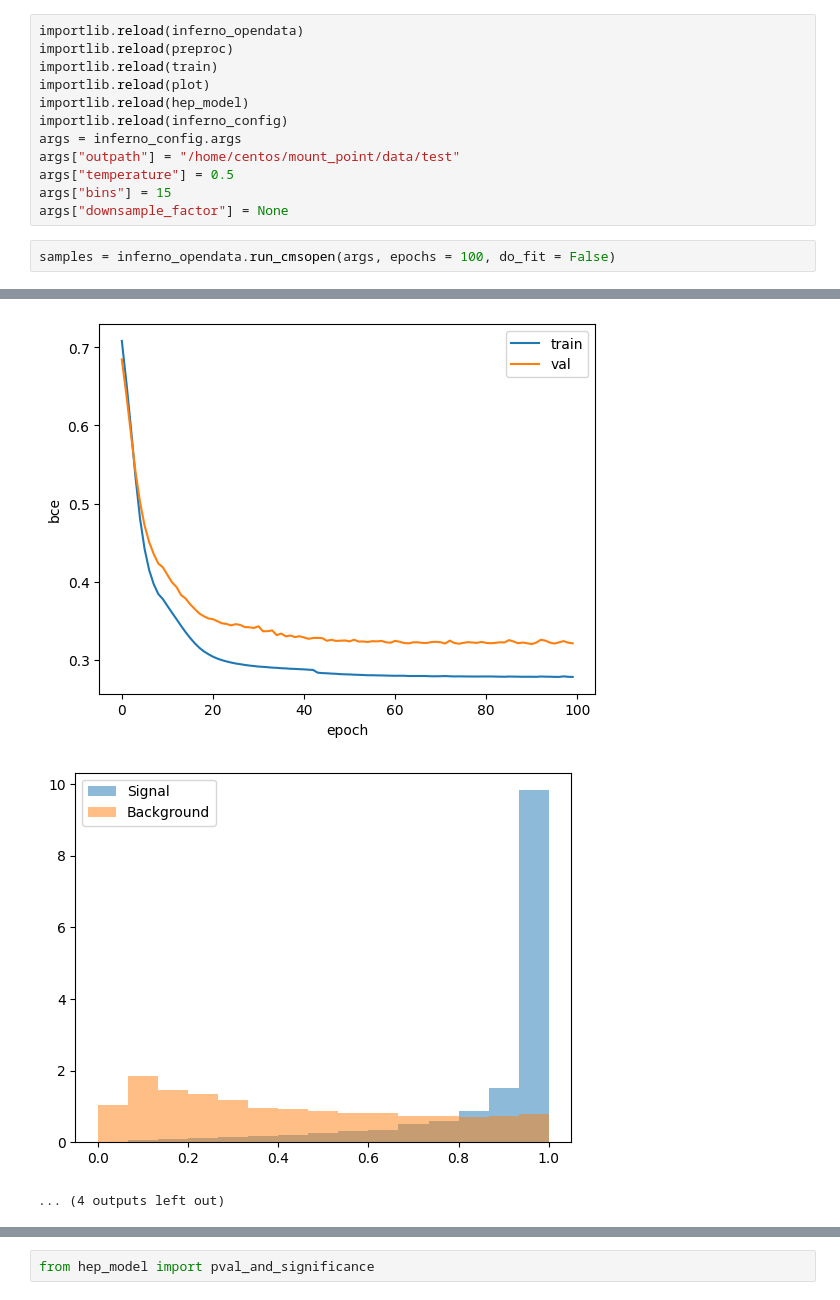
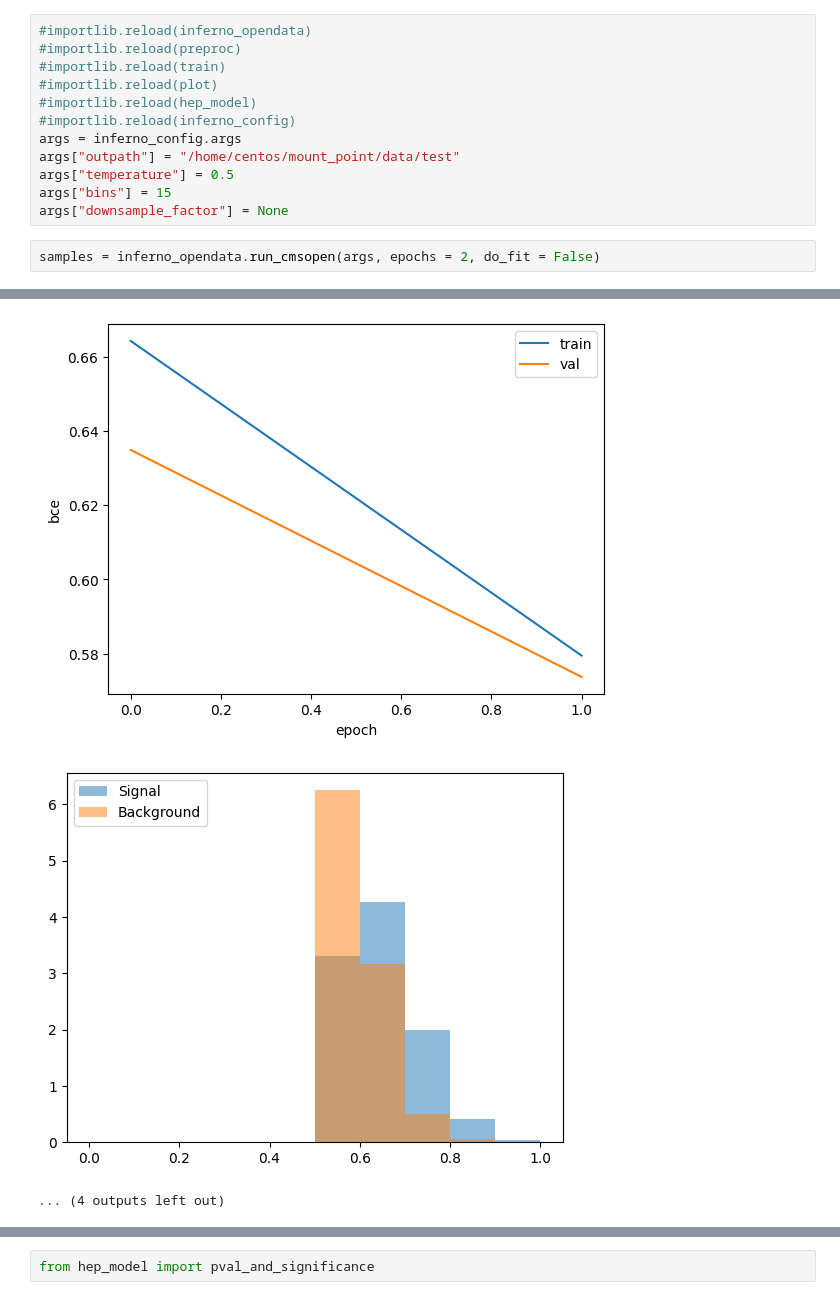
Before and after one commit to llayer/cmsopen, a Jupyter notebook: inferno/run_inferno.ipynb, the cells around one changed output, grey strips where cells are left out. Drawn from its saved outputs; the diff is of its cells as text.

Commit message:
update inferno structure

```diff
--- a/inferno/run_inferno.ipynb
+++ b/inferno/run_inferno.ipynb
@@ -11,17 +11,17 @@ import stack
 # %%
-importlib.reload(inferno_opendata)
-importlib.reload(preproc)
-importlib.reload(train)
-importlib.reload(plot)
-importlib.reload(hep_model)
-importlib.reload(inferno_config)
+#importlib.reload(inferno_opendata)
+#importlib.reload(preproc)
+#importlib.reload(train)
+#importlib.reload(plot)
+#importlib.reload(hep_model)
+#importlib.reload(inferno_config)
 args = inferno_config.args
 args["outpath"] = "/home/centos/mount_point/data/test"
 args["temperature"] = 0.5
 args["bins"] = 15
 args["downsample_factor"] = None
 # %%
-samples = inferno_opendata.run_cmsopen(args, epochs = 100, do_fit = False)
+samples = inferno_opendata.run_cmsopen(args, epochs = 2, do_fit = False)
 # %% [output]
 *********************
 Training INFERNO and binary-cross entropy (BCE) model
@@ -100,4 +74,4 @@ Evaluating best BCE model from epoch 90 with loss 0.3203245544433594
-[figure, old version]
+[figure, new version]
-[figure, old version]
+[figure, new version]
 ... (4 outputs left out)
 # %%
```
Also changed, not shown: parts of 3 cells of this notebook, 13 other files.
